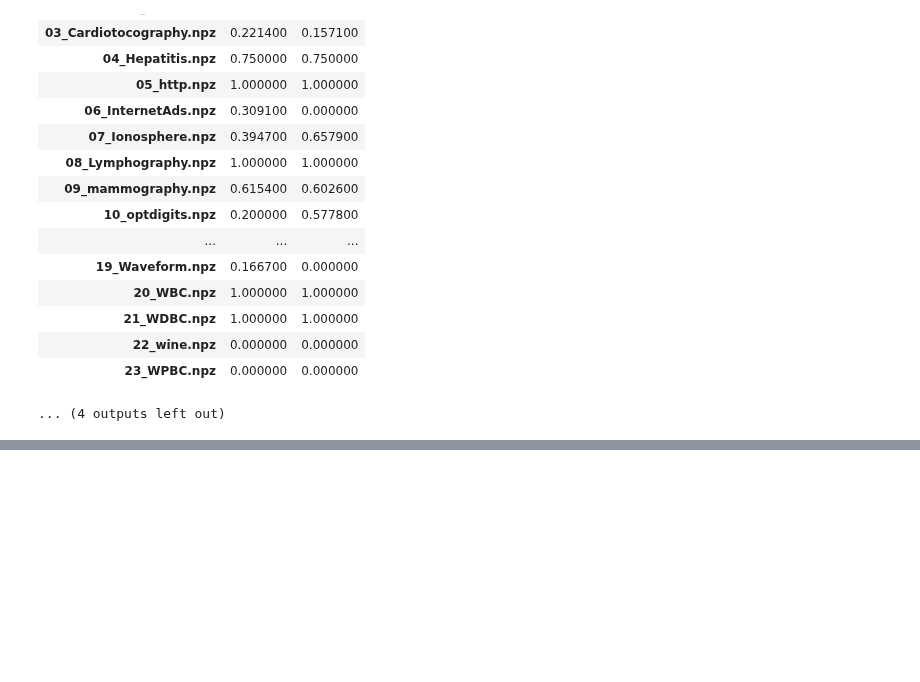
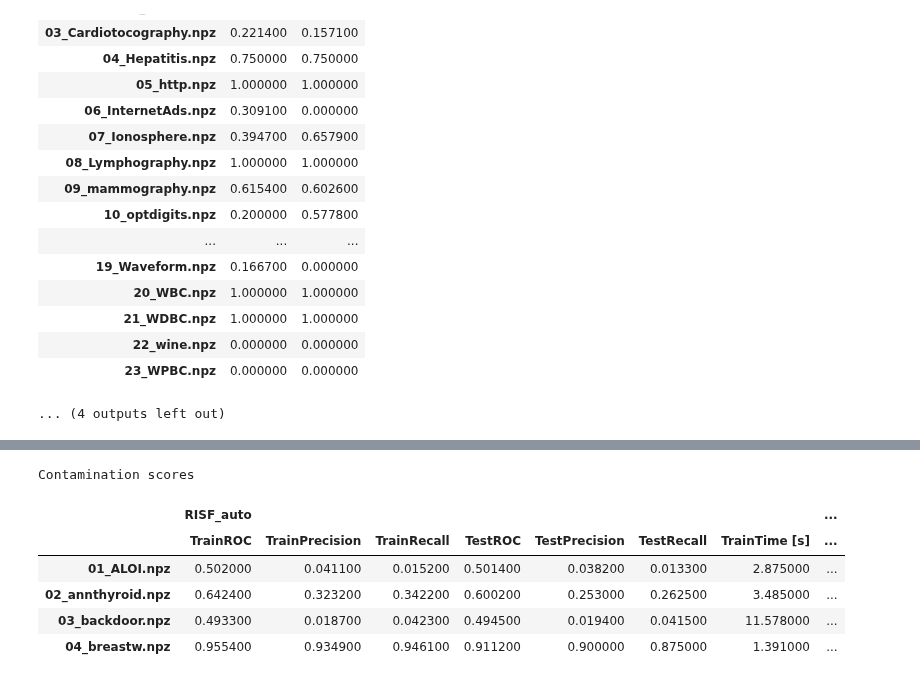
Before and after one commit to SebChw/RSIF, a Jupyter notebook: notebooks/visualitations.ipynb, the cells around one changed output, grey strips where cells are left out. Cells and saved outputs as stored; diff of their text form; code cells hidden in the pictures; blank space fills up the shorter version.

Commit message:
[WIP] add self-contamination

```diff
--- a/notebooks/visualitations.ipynb
+++ b/notebooks/visualitations.ipynb
@@ -300,3 +325,6 @@ test_recall
 | 22_wine.npz | 0.000000 | 0.000000 |
 | 23_WPBC.npz | 0.000000 | 0.000000 |
 ... (4 outputs left out)
+# %%
+df_new = pd.read_pickle('../results/numerical_temporary.pkl')
+df_new.head()
@@ -302,0 +381,40 @@ test_recall
+# %%
+multiTable_new = df_new.copy()
+
+multiTable_new[[('RISF_auto', 'TrainROC'),
+        ('RISF_auto', 'TrainPrecision'),
+        ('RISF_auto', 'TrainRecall'),
+        ('RISF_auto', 'TestROC'),
+        ('RISF_auto', 'TestPrecision'),
+        ('RISF_auto', 'TestRecall'),
+        ('RISF_auto', 'TrainTime [s]'),
+        ('RISF_auto', 'PredictTime [s]')]
+        ] = pd.DataFrame(df['RISF'].to_list(), index=df.index)
+multiTable_new[[('RISF_provided', 'TrainROC'),
+        ('RISF_provided', 'TrainPrecision'),
+        ('RISF_provided', 'TrainRecall'),
+        ('RISF_provided', 'TestROC'),
+        ('RISF_provided', 'TestPrecision'),
+        ('RISF_provided', 'TestRecall'),
+        ('RISF_provided', 'TrainTime [s]'),
+        ('RISF_provided', 'PredictTime [s]')]
+        ] = pd.DataFrame(multiTable_new['RISF'].to_list(), index=multiTable_new.index)
+
+multiTable_new= multiTable_new.drop(clfs_names, axis=1)
+multiTable_new.columns = pd.MultiIndex.from_tuples(multiTable_new.columns)
+multiTable_new = multiTable_new.style.set_caption('Contamination scores').set_table_styles([{
+    'selector': 'caption',
+    'props': [
+        ('font-size', '16px'),
+        ('font-weight', 'bold')
+    ]
+}])
+multiTable_new
+# %% [output]
+Contamination scores
+|  | RISF_auto |  |  |  |  |  |  | ... |
+|  | TrainROC | TrainPrecision | TrainRecall | TestROC | TestPrecision | TestRecall | TrainTime [s] | ... |
+| 01_ALOI.npz | 0.502000 | 0.041100 | 0.015200 | 0.501400 | 0.038200 | 0.013300 | 2.875000 | ... |
+| 02_annthyroid.npz | 0.642400 | 0.323200 | 0.342200 | 0.600200 | 0.253000 | 0.262500 | 3.485000 | ... |
+| 03_backdoor.npz | 0.493300 | 0.018700 | 0.042300 | 0.494500 | 0.019400 | 0.041500 | 11.578000 | ... |
+| 04_breastw.npz | 0.955400 | 0.934900 | 0.946100 | 0.911200 | 0.900000 | 0.875000 | 1.391000 | ... |
```
Also changed, not shown: parts of 5 cells of this notebook, 3 other files.
